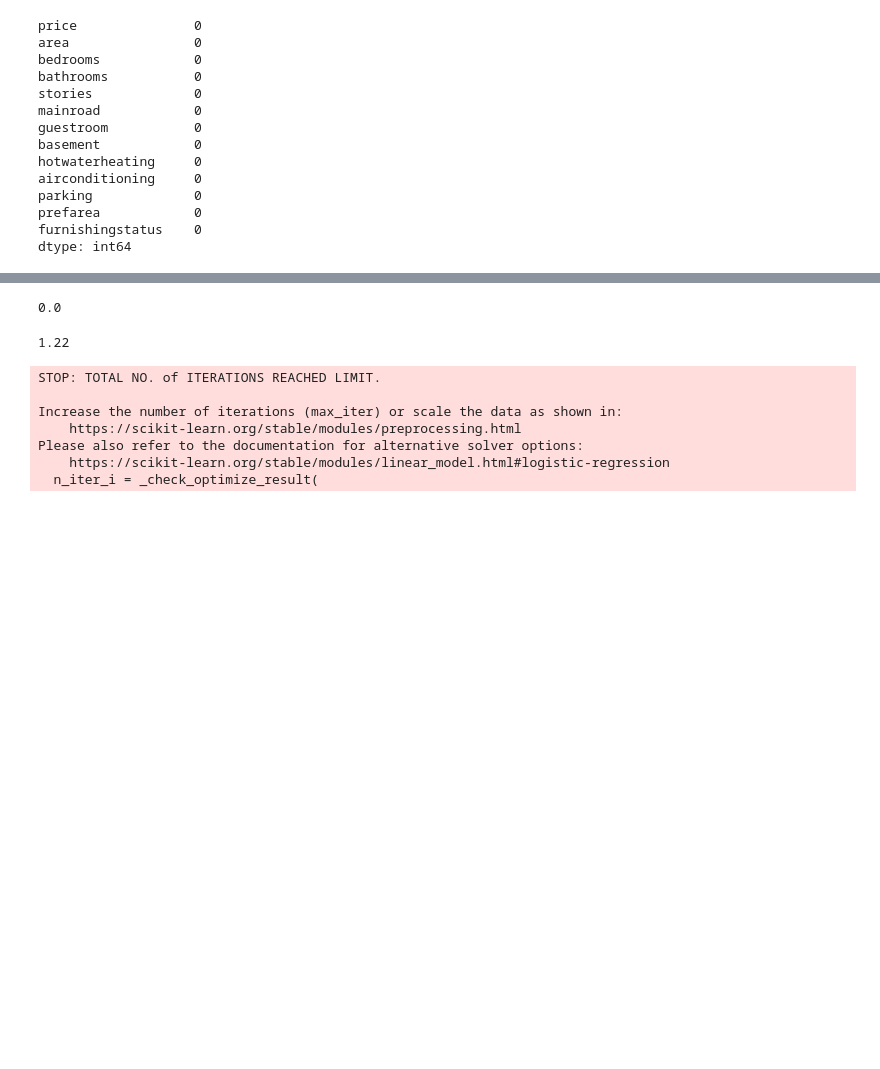
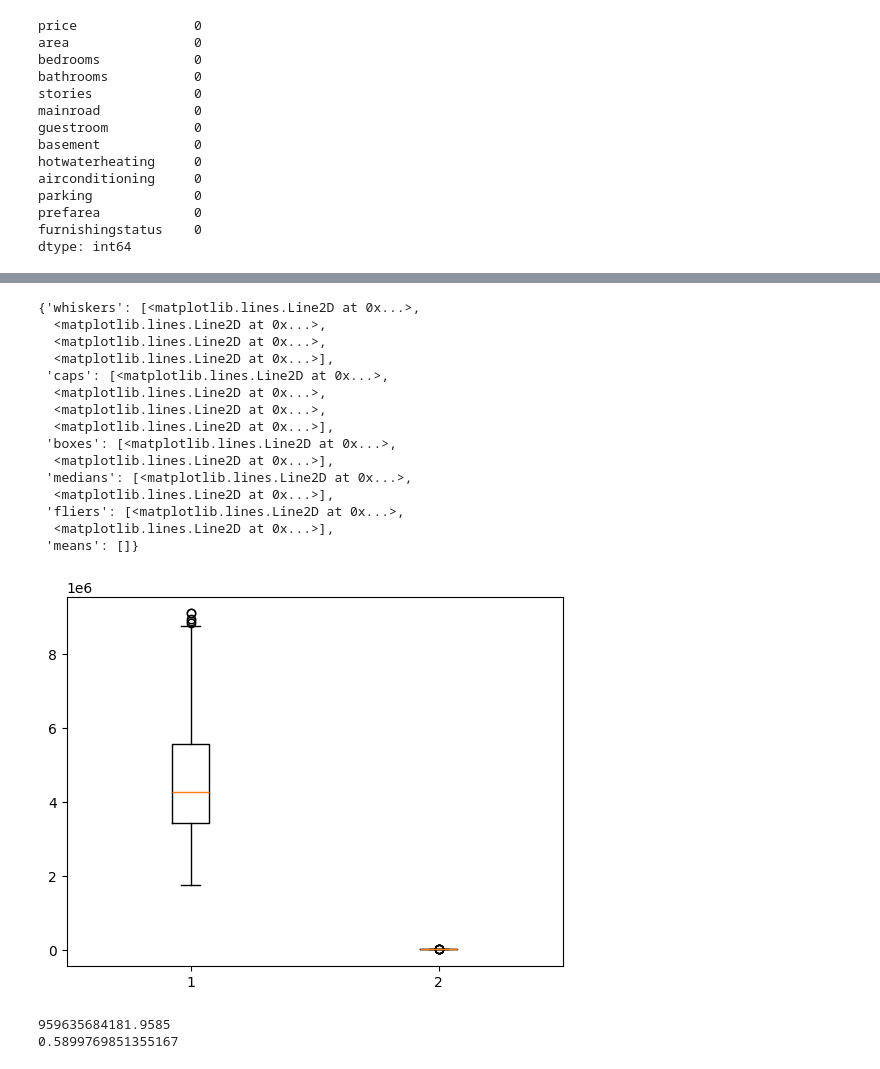
Before and after one commit to Prajwal-repo/AIML-projects, a Jupyter notebook: House Price Prediction/Price_Predict.ipynb, the cells around one changed output, grey strips where cells are left out. Drawn from its saved outputs; the diff is of its cells as text; code cells hidden in the pictures; blank space fills up the shorter version.

Commit message:
Accuracy Improved

```diff
--- a/House Price Prediction/Price_Predict.ipynb
+++ b/House Price Prediction/Price_Predict.ipynb
@@ -137,3 +161,31 @@ dtype: int64
+# %%
+Q1 = data[columns].quantile(0.25)
+Q3 = data[columns].quantile(0.75)
+IQR = Q3 - Q1
+
+lower_bound = Q1 - 1.5 * IQR
+upper_bound = Q3 + 1.5 * IQR
+
+data_cleaned = data[~((data[columns] < lower_bound) | (data[columns] > upper_bound)).any(axis=1)]
+# %%
+plt.boxplot(data_cleaned[columns])
+# %% [output]
+{'whiskers': [<matplotlib.lines.Line2D at 0x...>,
+  <matplotlib.lines.Line2D at 0x...>,
+  <matplotlib.lines.Line2D at 0x...>,
+  <matplotlib.lines.Line2D at 0x...>],
+ 'caps': [<matplotlib.lines.Line2D at 0x...>,
+  <matplotlib.lines.Line2D at 0x...>,
+  <matplotlib.lines.Line2D at 0x...>,
+  <matplotlib.lines.Line2D at 0x...>],
+ 'boxes': [<matplotlib.lines.Line2D at 0x...>,
+  <matplotlib.lines.Line2D at 0x...>],
+ 'medians': [<matplotlib.lines.Line2D at 0x...>,
+  <matplotlib.lines.Line2D at 0x...>],
+ 'fliers': [<matplotlib.lines.Line2D at 0x...>,
+  <matplotlib.lines.Line2D at 0x...>],
+ 'means': []}
+[figure, added]
 # %%
 predictors = data.drop(['price'],axis=1)
 target=data['price']
@@ -142,27 +202,12 @@ x_train,x_val,y_train,y_val=train_test_split(predictors,target,test_size=0.3,ran
 #Linear Regression
 
 lin_reg=LinearRegression()
-lin_reg.fit(x_train,y_train)
-y_pred=lin_reg.predict(x_val)
-y_pred_binary = [1 if pred >= 0.2 else 0 for pred in y_pred]
-accuracy_linear=round(accuracy_score(y_val,y_pred_binary)*100,2)
-print(accuracy_linear)
+lin_reg.fit(x_train_scaled,y_train)
+y_pred=lin_reg.predict(x_val_scaled)
+mse = mean_squared_error(y_val, y_pred)
+r2 = r2_score(y_val, y_pred)
+print(mse)
+print(r2)
 # %% [output]
-0.0
+959635684181.9585
+0.5899769851355167
-# %%
-#Logistic Regression
-
-log_reg=LogisticRegression()
-log_reg.fit(x_train,y_train)
-y_pred=log_reg.predict(x_val)
-accuracy_logistic=round(accuracy_score(y_pred,y_val)*100,2)
-print(accuracy_logistic)
-# %% [output]
-1.22
-STOP: TOTAL NO. of ITERATIONS REACHED LIMIT.
-
-Increase the number of iterations (max_iter) or scale the data as shown in:
-    https://scikit-learn.org/stable/modules/preprocessing.html
-Please also refer to the documentation for alternative solver options:
-    https://scikit-learn.org/stable/modules/linear_model.html#logistic-regression
-  n_iter_i = _check_optimize_result(
```
Also changed, not shown: parts of 8 cells of this notebook.
